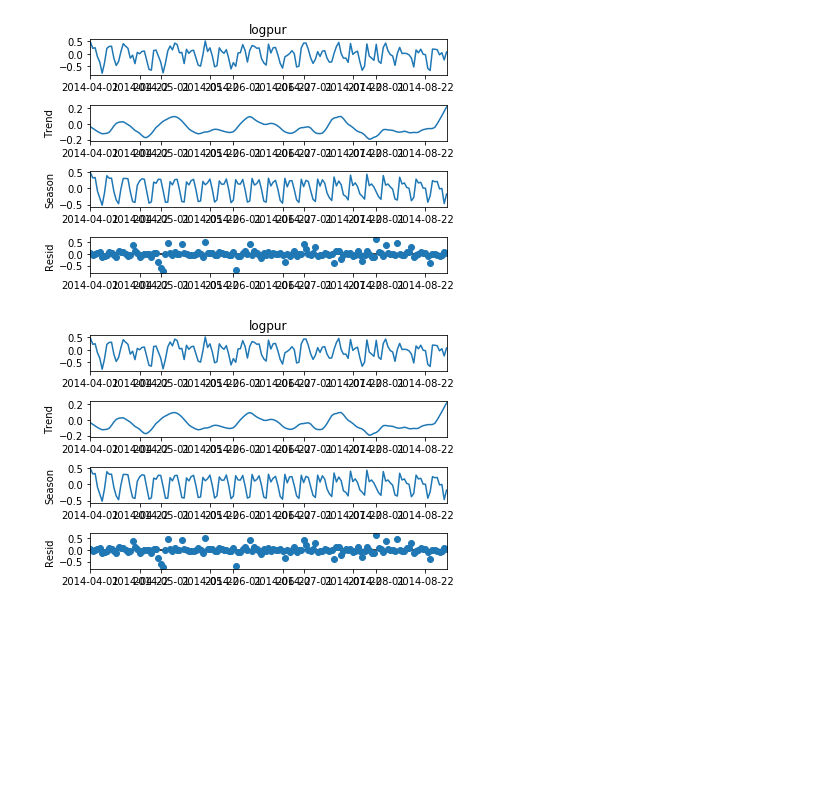
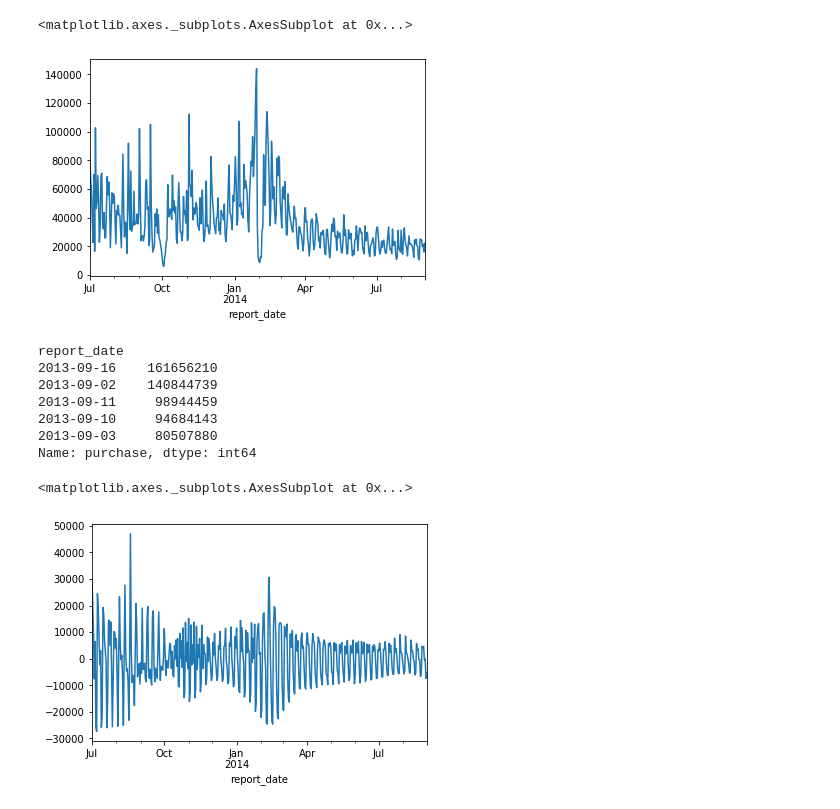
Before and after one commit to johngolt/golt, a Jupyter notebook: PycharmProjects/Work/建模案例/资金流入流出/Untitled2.ipynb, the cells around one changed output. Drawn from its saved outputs; the diff is of its cells as text; code cells hidden in the pictures; blank space fills up the shorter version.

```diff
--- a/PycharmProjects/Work/建模案例/资金流入流出/Untitled2.ipynb
+++ b/PycharmProjects/Work/建模案例/资金流入流出/Untitled2.ipynb
@@ -26,0 +32,15 @@ train2 = train1.loc[:,['purchase_ratio', 'redeem_ratio']].copy()
+# %%
+total_purchase = balance.groupby(balance.index)['total_purchase_amt'].sum()
+total_consume = balance.groupby(balance.index)['consume_amt'].sum()
+total_transfer = balance.groupby(balance.index)['transfer_amt'].sum()
+# %%
+total_num = balance.groupby(balance.index)['user_id'].nunique()
+# %%
+df = pd.DataFrame({'purchase':total_purchase,'consume':total_consume,
+              'transfer':total_transfer,'num':total_num})
+df.to_csv('total_721.csv')
+# %%
+(df['purchase']/df['num']).plot()
+# %% [output]
+<matplotlib.axes._subplots.AxesSubplot at 0x...>
+[figure, added]
@@ -27,2 +49,12 @@ train2 = train1.loc[:,['purchase_ratio', 'redeem_ratio']].copy()
+# %%
+year2013['purchase'].nlargest()
+# %% [output]
+report_date
+2013-09-16    161656210
+2013-09-02    140844739
+2013-09-11     98944459
+2013-09-10     94684143
+2013-09-03     80507880
+Name: purchase, dtype: int64
 # %%
 import statsmodels.api as sm
@@ -43,7 +61,2 @@ remain = model.trend + model.resid
 # %%
-model = sm.tsa.STL(remain,seasonal=29).fit()
+model = sm.tsa.STL(df['purchase']/df['num'],robust=True).fit()
-# %%
-model.plot()
-# %% [output]
-[figure, removed]
-[figure, removed]
@@ -56,0 +63,5 @@ result2.to_csv('result_money.csv',index=False)
+# %%
+pd.Series(model.seasonal).plot()
+# %% [output]
+<matplotlib.axes._subplots.AxesSubplot at 0x...>
+[figure, added]
```
Also changed, not shown: parts of 34 cells of this notebook, 19 other files.
